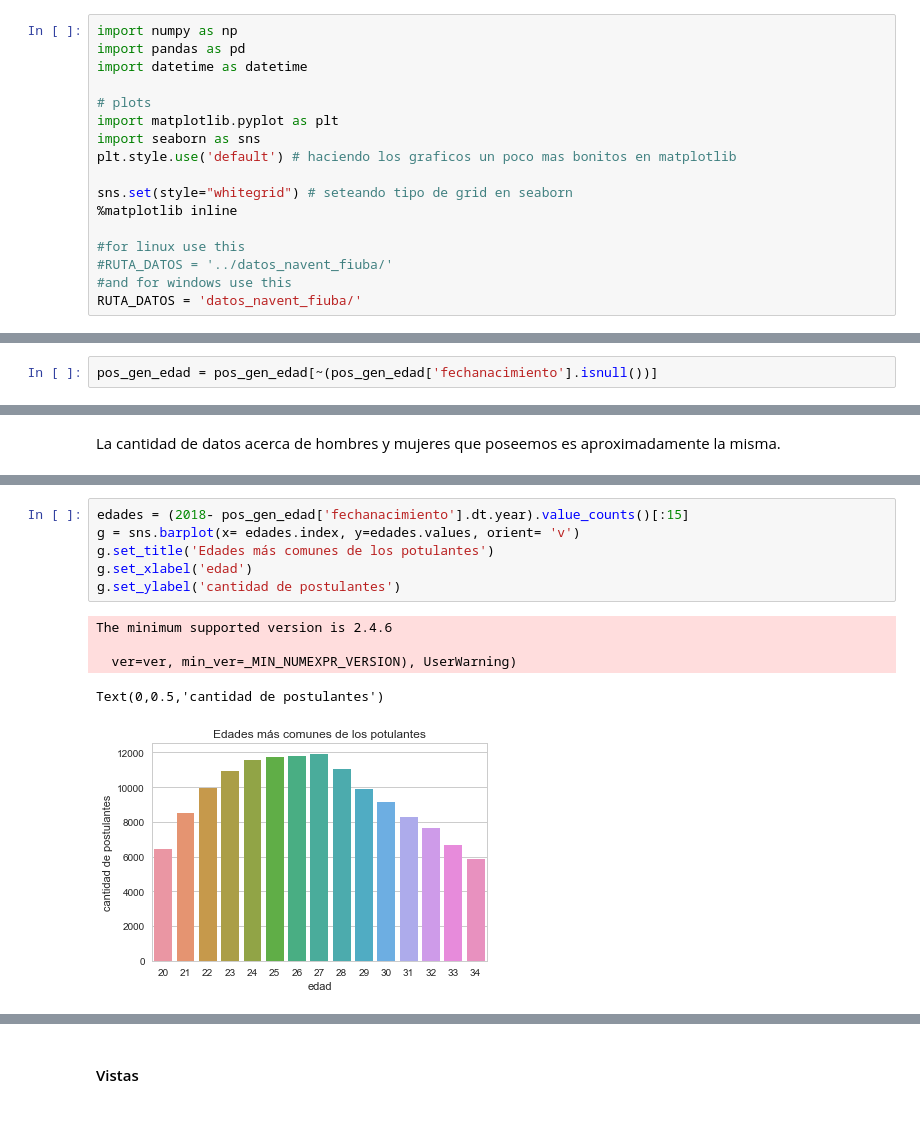
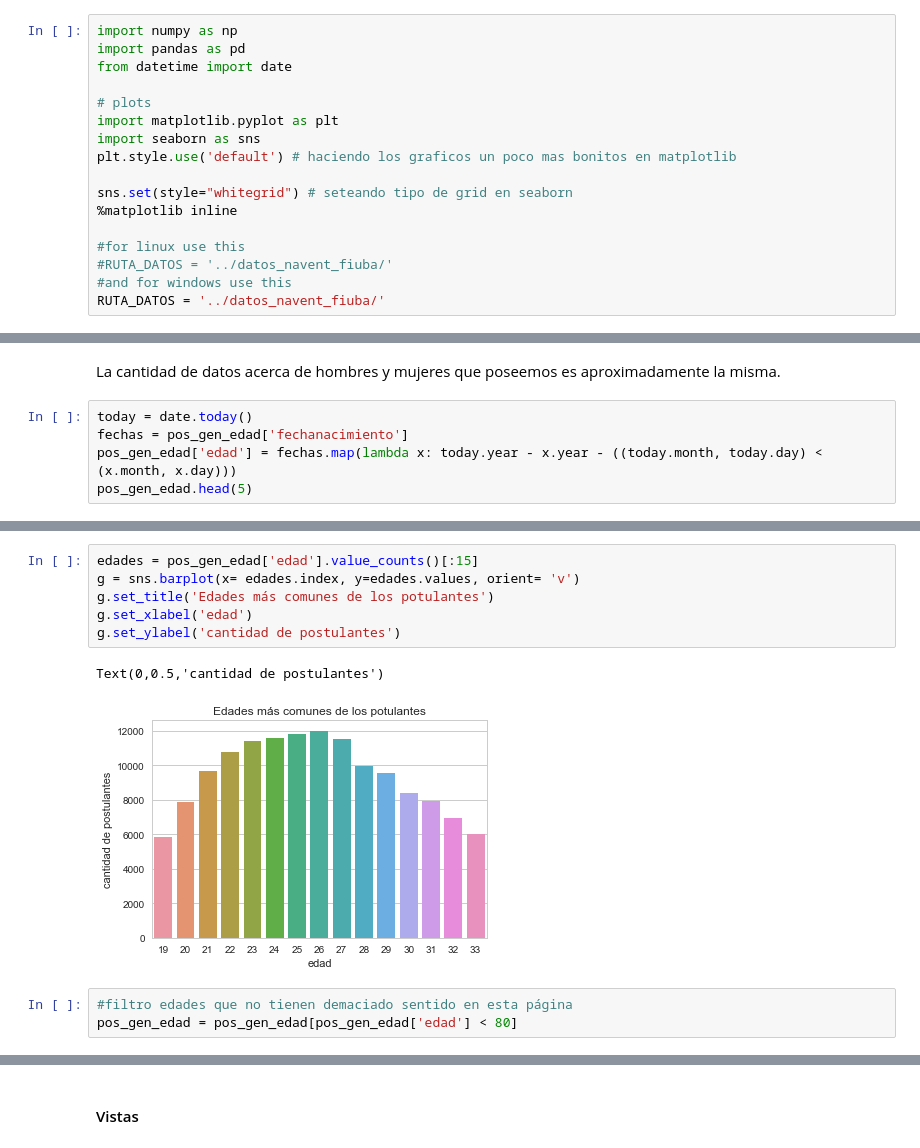
Before and after one commit to FrancoLiberali/tp1-orga-datos-1c2018, a Jupyter notebook: AnalisisExplorario.ipynb, the cells around one changed output, grey strips where cells are left out. Drawn from its saved outputs; the diff is of its cells as text; blank space fills up the shorter version.

```diff
--- a/AnalisisExplorario.ipynb
+++ b/AnalisisExplorario.ipynb
@@ -1,7 +1,7 @@
 # %%
 import numpy as np
 import pandas as pd
-import datetime as datetime
+from datetime import date
 
 # plots
 import matplotlib.pyplot as plt
@@ -14,7 +14,7 @@ sns.set(style="whitegrid") # seteando tipo de grid en seaborn
 #for linux use this
 #RUTA_DATOS = '../datos_navent_fiuba/'
 #and for windows use this
-RUTA_DATOS = 'datos_navent_fiuba/'
+RUTA_DATOS = '../datos_navent_fiuba/'
 # %%
 #se cargan los datos
 postulantes_educacion = pd.read_csv(RUTA_DATOS + 'fiuba_1_postulantes_educacion.csv')
@@ -147,5 +132,3 @@ Name: fechanacimiento, dtype: object
-# %%
-pos_gen_edad = pos_gen_edad[~(pos_gen_edad['fechanacimiento'].isnull())]
 # %%
 pos_gen_edad.info()
 # %% [output]
@@ -199,3 +182,8 @@ NO_DECLARA       444
 Name: sexo, dtype: int64
 # %% [markdown]
 La cantidad de datos acerca de hombres y mujeres que poseemos es aproximadamente la misma.
+# %%
+today = date.today()
+fechas = pos_gen_edad['fechanacimiento']
+pos_gen_edad['edad'] = fechas.map(lambda x: today.year - x.year - ((today.month, today.day) < (x.month, x.day)))
+pos_gen_edad.head(5)
@@ -202,12 +197,12 @@ La cantidad de datos acerca de hombres y mujeres que poseemos es aproximadamente
 # %%
-edades = (2018- pos_gen_edad['fechanacimiento'].dt.year).value_counts()[:15]
+edades = pos_gen_edad['edad'].value_counts()[:15]
 g = sns.barplot(x= edades.index, y=edades.values, orient= 'v')
 g.set_title('Edades más comunes de los potulantes')
 g.set_xlabel('edad')
 g.set_ylabel('cantidad de postulantes')
 # %% [output]
-The minimum supported version is 2.4.6
-
-  ver=ver, min_ver=_MIN_NUMEXPR_VERSION), UserWarning)
+Text(0,0.5,'cantidad de postulantes')
-Text(0,0.5,'cantidad de postulantes')
-[figure, old version]
+[figure, new version]
+# %%
+#filtro edades que no tienen demaciado sentido en esta página
+pos_gen_edad = pos_gen_edad[pos_gen_edad['edad'] < 80]
```
Also changed, not shown: parts of 22 cells of this notebook.
